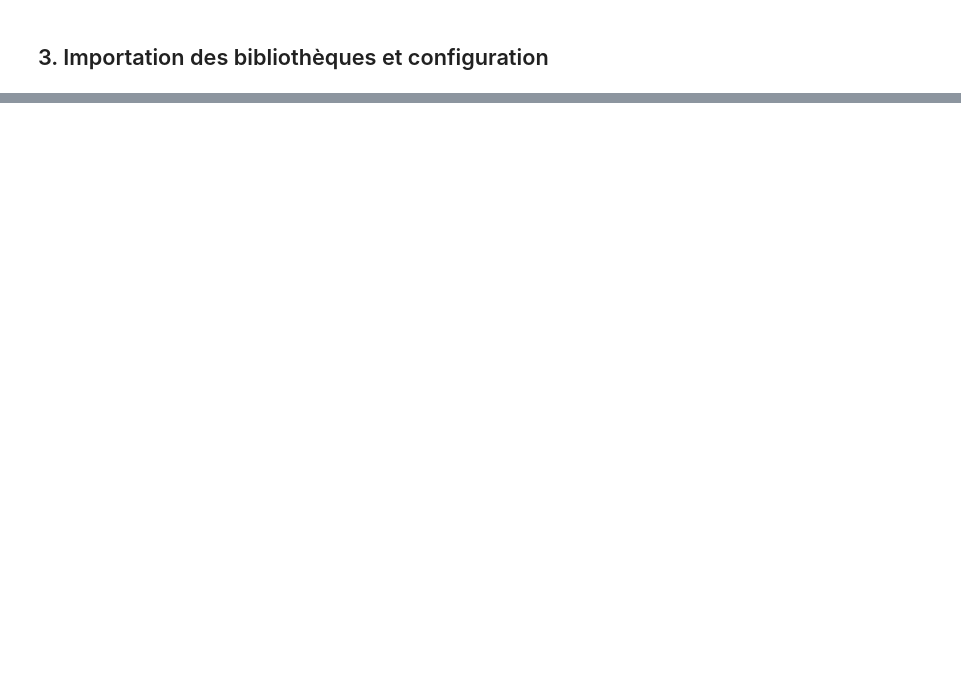
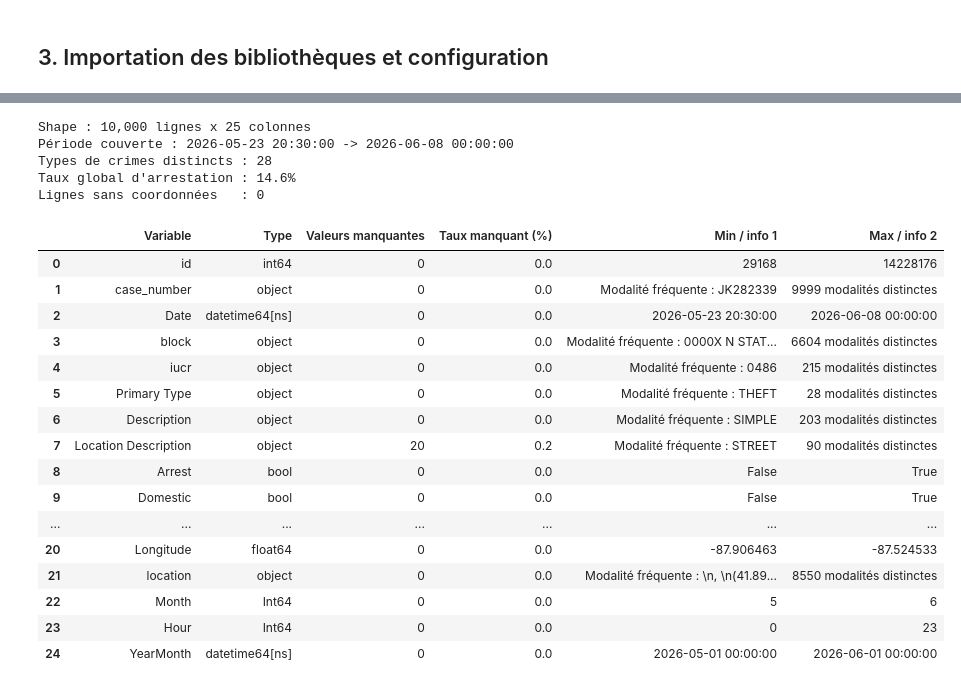
Before and after one commit to akavuansiko/chicago-crime-analysis, a Jupyter notebook: notebooks/notebook_final.ipynb, the cells around one changed output, grey strips where cells are left out. Cells and saved outputs as stored; diff of their text form; code cells hidden in the pictures; blank space fills up the shorter version.

```diff
--- a/notebooks/notebook_final.ipynb
+++ b/notebooks/notebook_final.ipynb
@@ -1272,0 +174,58 @@ Avant le dépôt, remplacer impérativement la mention `À COMPLÉTER AVANT LE D
+# %%
+# Fonction : build_variable_summary
+# Input  : DataFrame complet
+# Output : tableau récapitulatif du type, des valeurs manquantes et de la plage de chaque variable
+def build_variable_summary(df: pd.DataFrame) -> pd.DataFrame:
+    rows = []
+    for col in df.columns:
+        s = df[col]
+        non_null = s.dropna()
+        missing  = int(s.isna().sum())
+        minimum = maximum = None
+        if pd.api.types.is_numeric_dtype(s) or pd.api.types.is_datetime64_any_dtype(s):
+            if not non_null.empty:
+                minimum, maximum = non_null.min(), non_null.max()
+        else:
+            if not non_null.empty:
+                minimum = f"Modalité fréquente : {non_null.mode().iloc[0]}"
+                maximum = f"{int(non_null.nunique())} modalités distinctes"
+        rows.append({
+            "Variable"           : col,
+            "Type"               : str(s.dtype),
+            "Valeurs manquantes" : missing,
+            "Taux manquant (%)"  : round(missing / len(df) * 100, 2),
+            "Min / info 1"       : minimum,
+            "Max / info 2"       : maximum,
+        })
+    return pd.DataFrame(rows)
+
+
+print(f"Shape : {df.shape[0]:,} lignes x {df.shape[1]} colonnes")
+print(f"Période couverte : {df['Date'].min()} -> {df['Date'].max()}")
+print(f"Types de crimes distincts : {df['Primary Type'].nunique()}")
+print(f"Taux global d'arrestation : {df['Arrest'].mean()*100:.1f}%")
+print(f"Lignes sans coordonnées   : {df[['Latitude','Longitude']].isna().any(axis=1).sum()}")
+display(build_variable_summary(df))
+# %% [output]
+Shape : 10,000 lignes x 25 colonnes
+Période couverte : 2026-05-23 20:30:00 -> 2026-06-08 00:00:00
+Types de crimes distincts : 28
+Taux global d'arrestation : 14.6%
+Lignes sans coordonnées   : 0
+|  | Variable | Type | Valeurs manquantes | Taux manquant (%) | Min / info 1 | Max / info 2 |
+| 0 | id | int64 | 0 | 0.0 | 29168 | 14228176 |
+| 1 | case_number | object | 0 | 0.0 | Modalité fréquente : JK282339 | 9999 modalités distinctes |
+| 2 | Date | datetime64[ns] | 0 | 0.0 | 2026-05-23 20:30:00 | 2026-06-08 00:00:00 |
+| 3 | block | object | 0 | 0.0 | Modalité fréquente : 0000X N STAT... | 6604 modalités distinctes |
+| 4 | iucr | object | 0 | 0.0 | Modalité fréquente : 0486 | 215 modalités distinctes |
+| 5 | Primary Type | object | 0 | 0.0 | Modalité fréquente : THEFT | 28 modalités distinctes |
+| 6 | Description | object | 0 | 0.0 | Modalité fréquente : SIMPLE | 203 modalités distinctes |
+| 7 | Location Description | object | 20 | 0.2 | Modalité fréquente : STREET | 90 modalités distinctes |
+| 8 | Arrest | bool | 0 | 0.0 | False | True |
+| 9 | Domestic | bool | 0 | 0.0 | False | True |
+| ... | ... | ... | ... | ... | ... | ... |
+| 20 | Longitude | float64 | 0 | 0.0 | -87.906463 | -87.524533 |
+| 21 | location | object | 0 | 0.0 | Modalité fréquente : \n, \n(41.89... | 8550 modalités distinctes |
+| 22 | Month | Int64 | 0 | 0.0 | 5 | 6 |
+| 23 | Hour | Int64 | 0 | 0.0 | 0 | 23 |
+| 24 | YearMonth | datetime64[ns] | 0 | 0.0 | 2026-05-01 00:00:00 | 2026-06-01 00:00:00 |
```
Also changed, not shown: parts of 67 cells of this notebook.
